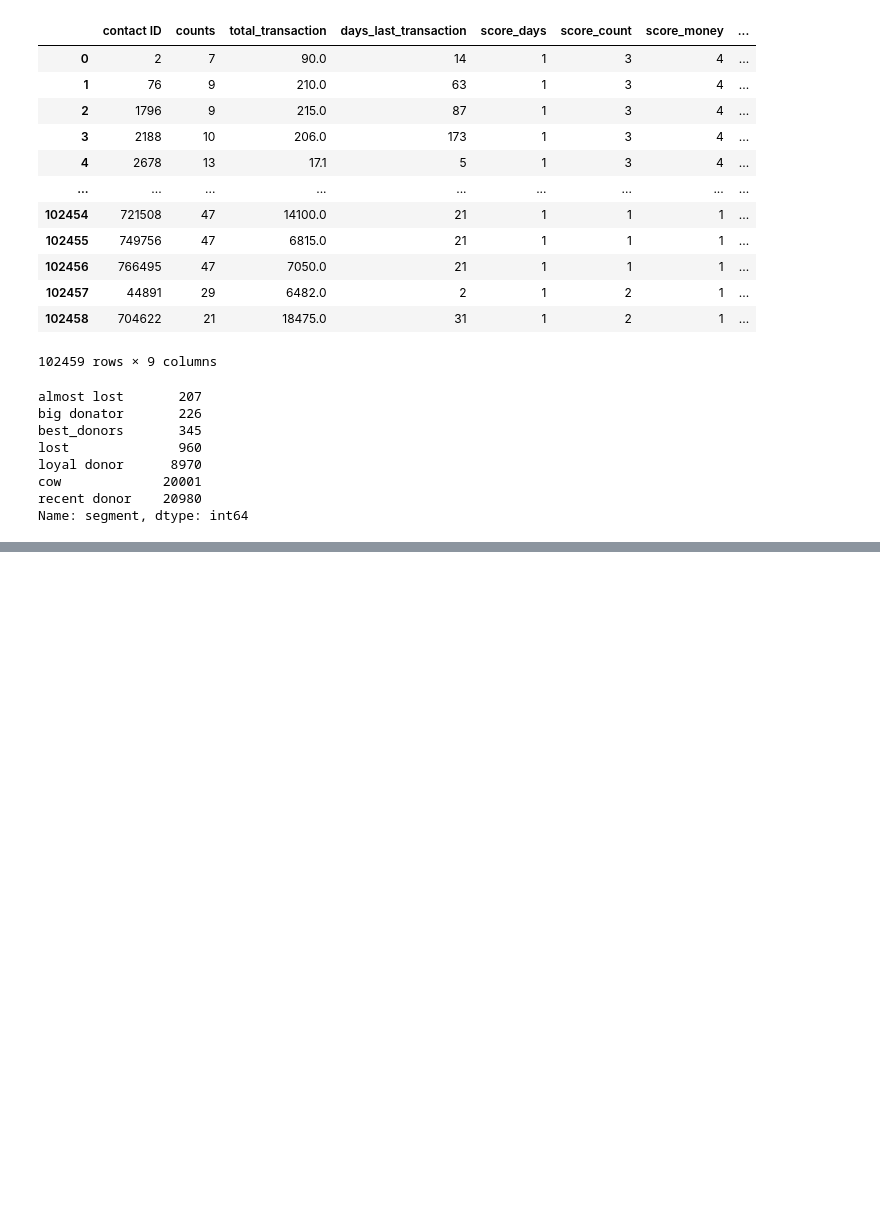
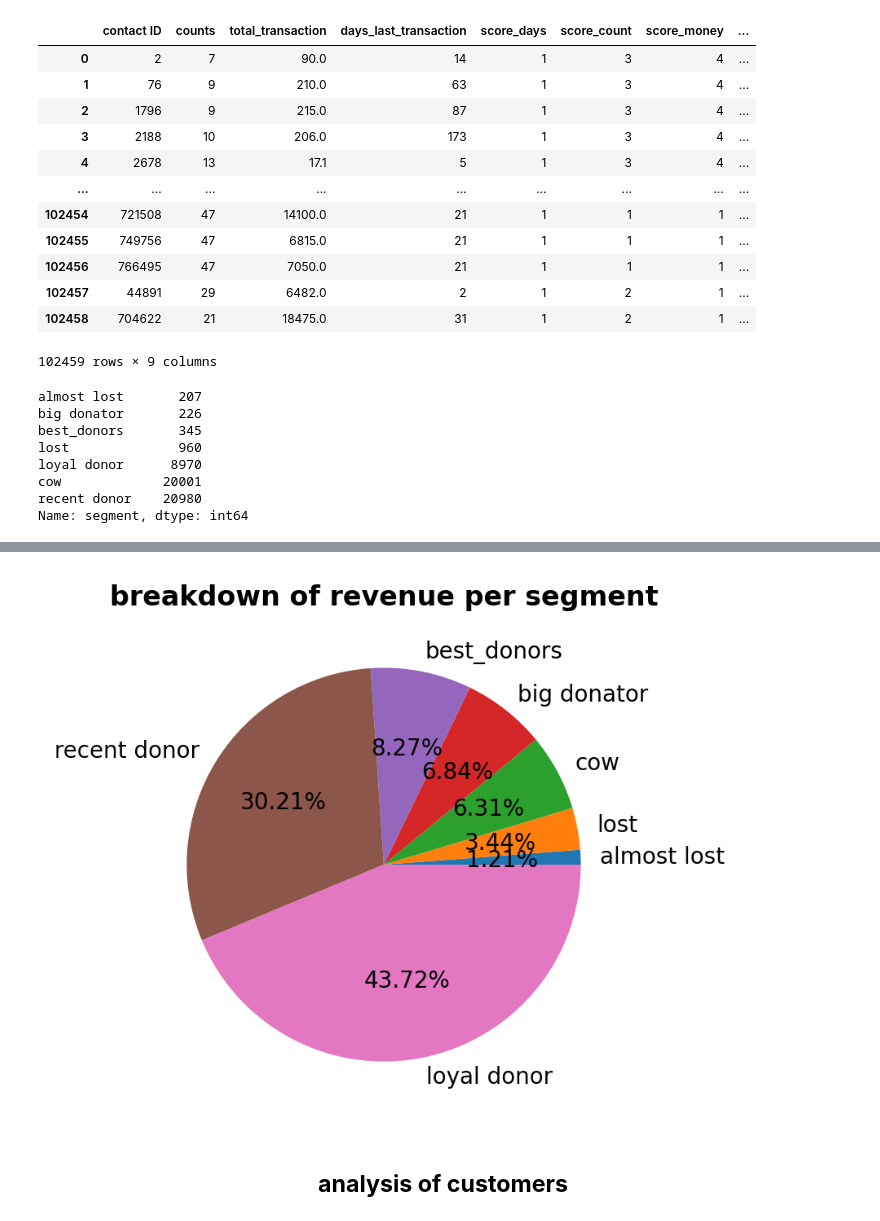
Before and after one commit to mnasini/ekimetrics-, a Jupyter notebook: ekimetrics.ipynb, the cells around one changed output, grey strips where cells are left out. Drawn from its saved outputs; the diff is of its cells as text; code cells hidden in the pictures; blank space fills up the shorter version.

```diff
--- a/ekimetrics.ipynb
+++ b/ekimetrics.ipynb
@@ -701,0 +746,2 @@ pl(x,y,z,size=False)
+# %%
+segments_sums = matrix[~matrix['segment'].str.contains('other_unassigned')].groupby(["segment"])["total_transaction"].agg('sum').sort_values(ascending=True).reset_index(name="total_donated")
@@ -701,0 +759,14 @@ pl(x,y,z,size=False)
+# %%
+fig, ax = plt.subplots()
+fig.set_dpi(200)
+
+
+label=segments_sums["segment"].to_list()
+counts=segments_sums["total_donated"].to_list()
+ax.pie(counts, labels = label,autopct='%1.2f%%')
+plt.title("breakdown of revenue per segment",fontweight="bold")
+plt.show()
+# %% [output]
+[figure, added]
+# %% [markdown]
+## <center>**analysis of customers** </center>
```
Also changed, not shown: parts of 24 cells of this notebook.
